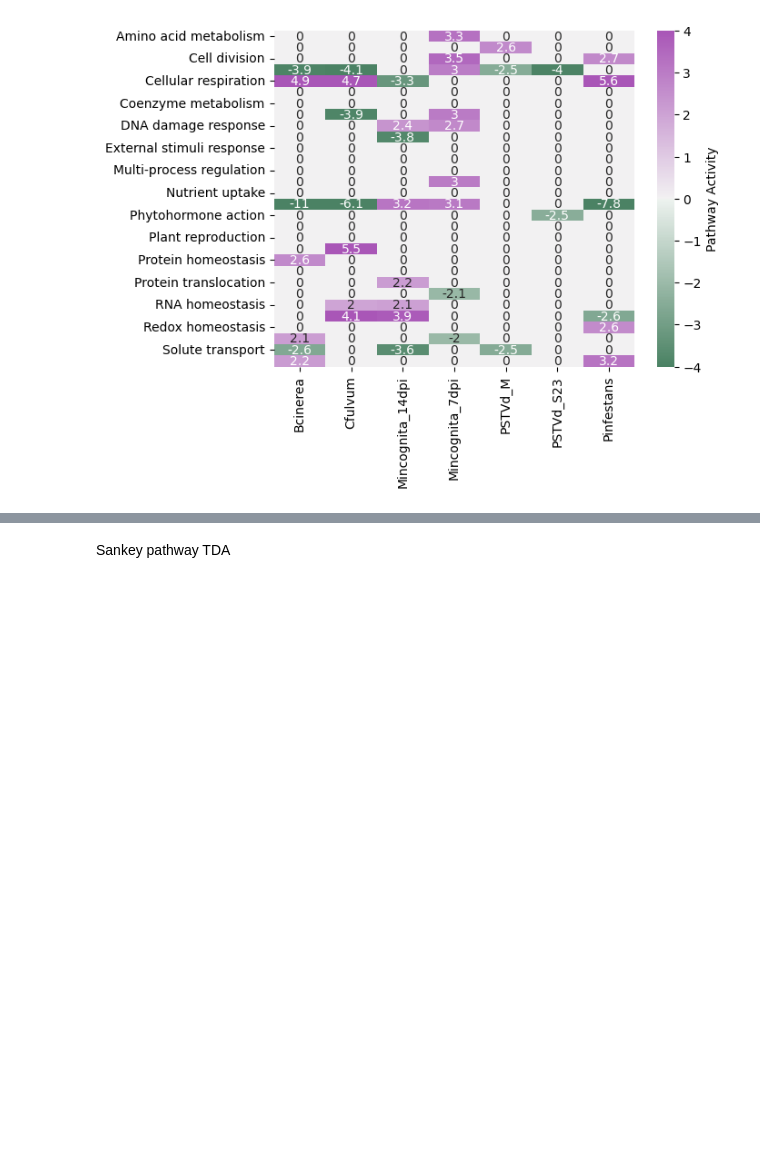
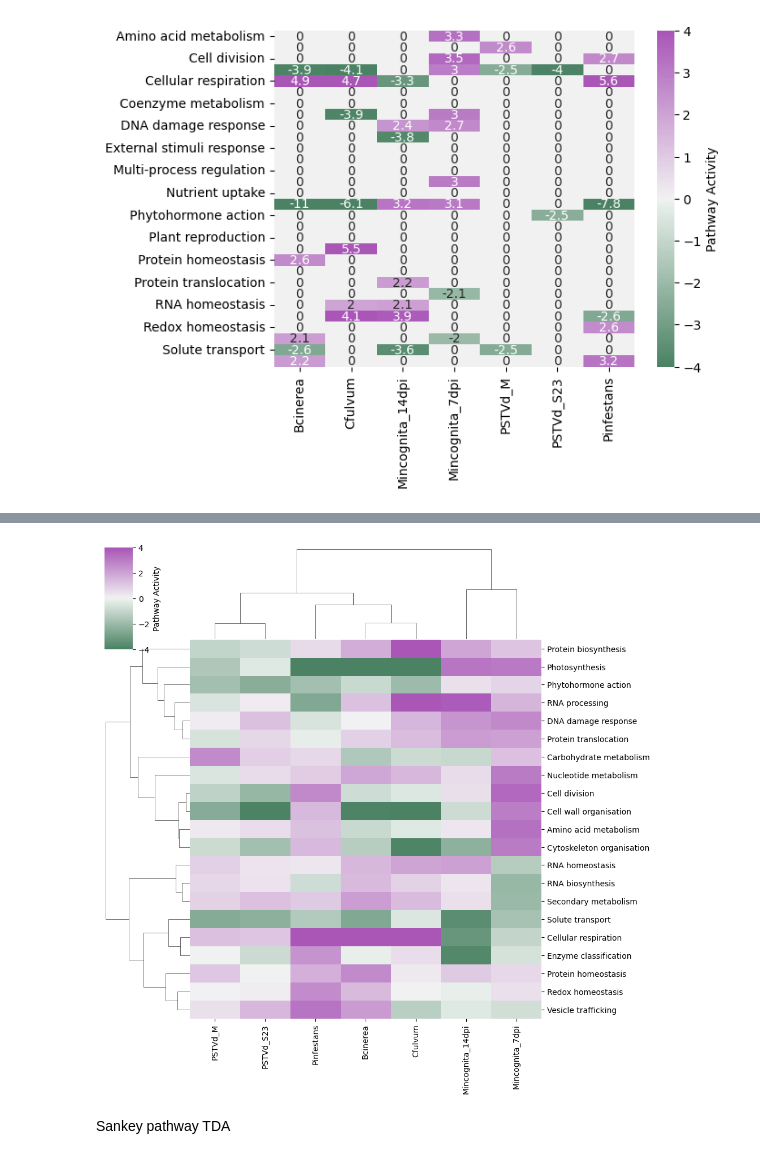
Before and after one commit to Plant-Net/GENIAL_Framework, a Jupyter notebook: TDA/Pathway_TDA_and_link_TF_pathway.ipynb, the cells around one changed output, grey strips where cells are left out. Cells and saved outputs as stored; diff of their text form; code cells hidden in the pictures; blank space fills up the shorter version.

```diff
--- a/TDA/Pathway_TDA_and_link_TF_pathway.ipynb
+++ b/TDA/Pathway_TDA_and_link_TF_pathway.ipynb
@@ -40,6 +41,7 @@ pvals = pathway_pvals.T
 pvals = pvals[sorted(pvals.columns)]
 signif_pval = pvals <= 0.05
 shuffle_res_compare = shuffle_res_pathway & signif_pval
+mask_significant = shuffle_res_compare.any(axis=1)
 # %%
 acts = pathway_acts.T
 acts = acts[sorted(acts.columns)]
@@ -54,3 +56,5 @@ sns.heatmap(significant_acts,
 # %% [output]
 <Axes: >
 [figure]
+# %%
+pathway_acts_value = acts.loc[mask_significant]
@@ -57,3 +81,16 @@ sns.heatmap(significant_acts,
+# %%
+
+sns.clustermap(pathway_acts_value,
+               cmap=sns.diverging_palette(145, 300, s=60, as_cmap=True),
+               center=0,
+               cbar_kws={'label': 'Pathway Activity'},
+               vmin = -4,
+               vmax = 4,
+               method='average',
+               metric='correlation')
+plt.savefig(f'Plot/Clustermap_signif_pathway_corrected.svg', format='svg')
+# %% [output]
+[figure, added]
 # %%
 # pvals = pathway_pvals.T
 # acts = pathway_acts.T
```
Also changed, not shown: parts of 8 cells of this notebook, 3 other files.
